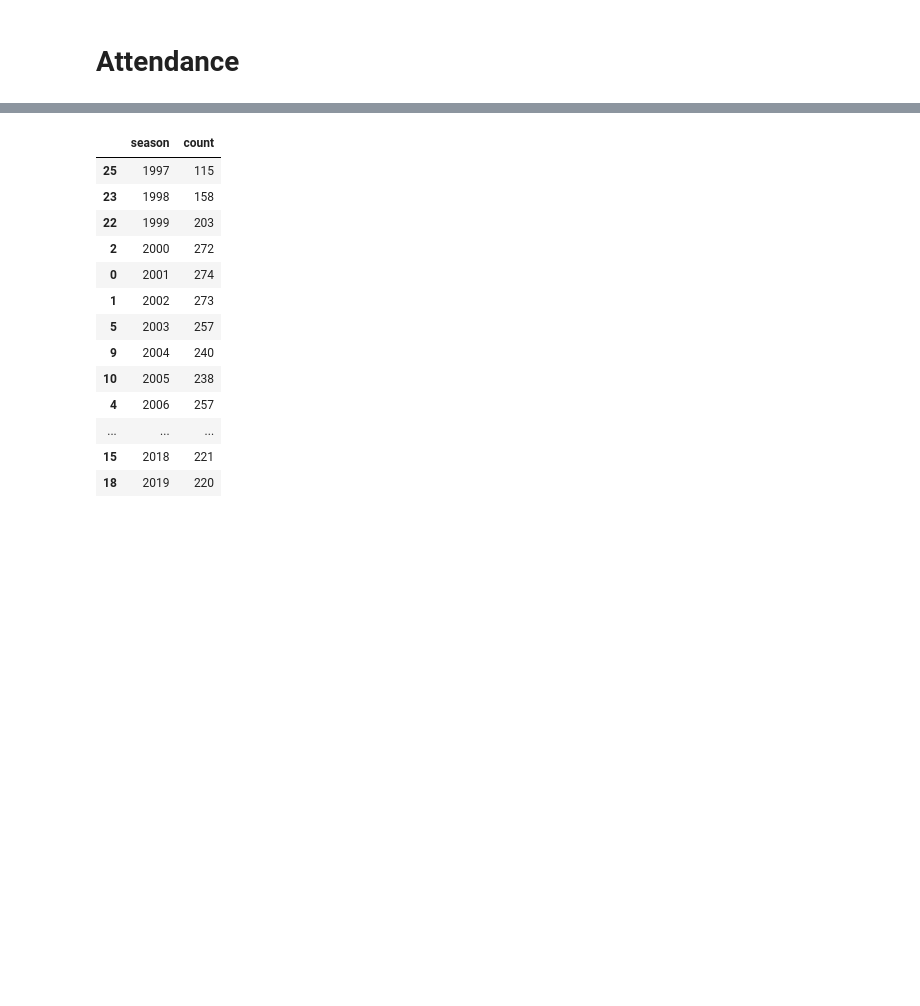
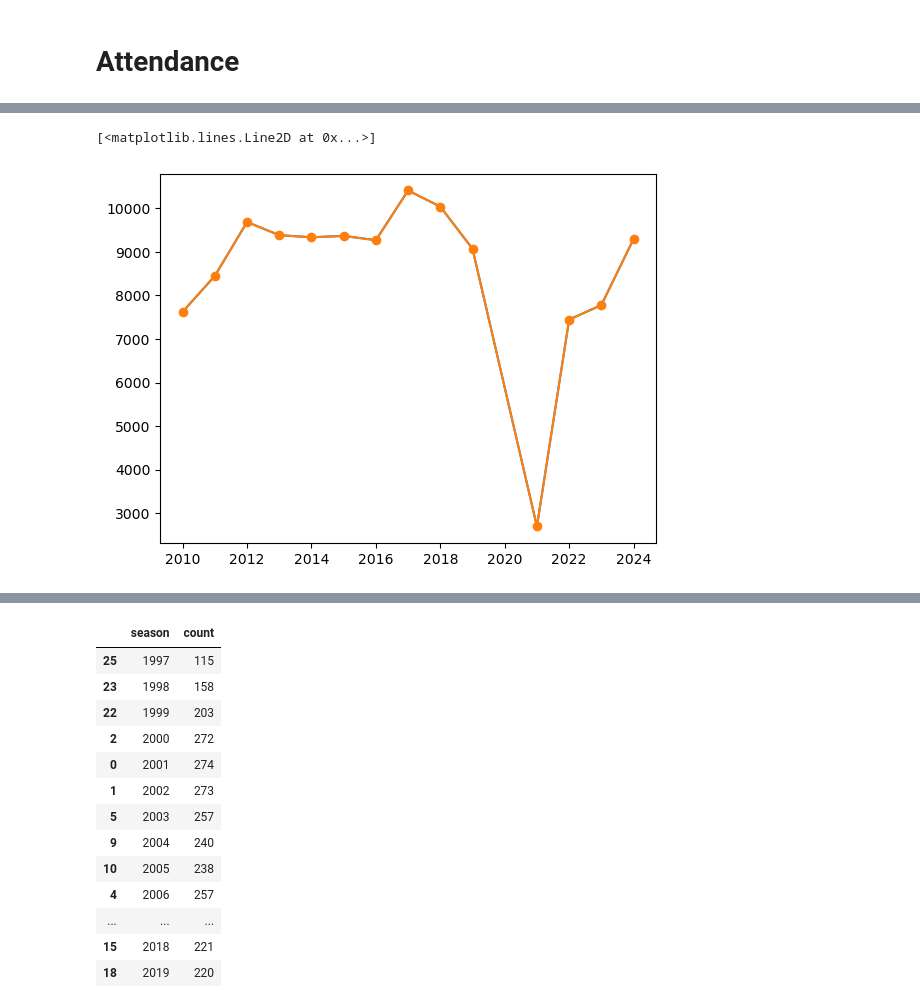
Before and after one commit to tasleem-m/Insight-into-the-WNBA, a Jupyter notebook: notebook/Capstone_copy.ipynb, the cells around one changed output, grey strips where cells are left out. Drawn from its saved outputs; the diff is of its cells as text; code cells hidden in the pictures; blank space fills up the shorter version.

```diff
--- a/notebook/Capstone_copy.ipynb
+++ b/notebook/Capstone_copy.ipynb
@@ -1206,3 +1282,7 @@ plt.xticks(rotation=70)
 [figure]
 # %% [markdown]
 # Attendance
+# %%
+MIN = attendance[attendance['Year'].between(2010, 2024)]
+MIN = MIN[MIN['Team']== 'Minnesota Lynx']
+MIN
@@ -1208,0 +1305,6 @@ plt.xticks(rotation=70)
+# %%
+plt.plot(MIN['Year'], MIN['Average'])
+plt.plot(MIN['Year'], MIN['Average'], marker='o')
+# %% [output]
+[<matplotlib.lines.Line2D at 0x...>]
+[figure, added]
```
Also changed, not shown: parts of 39 cells of this notebook, 2 other files.
